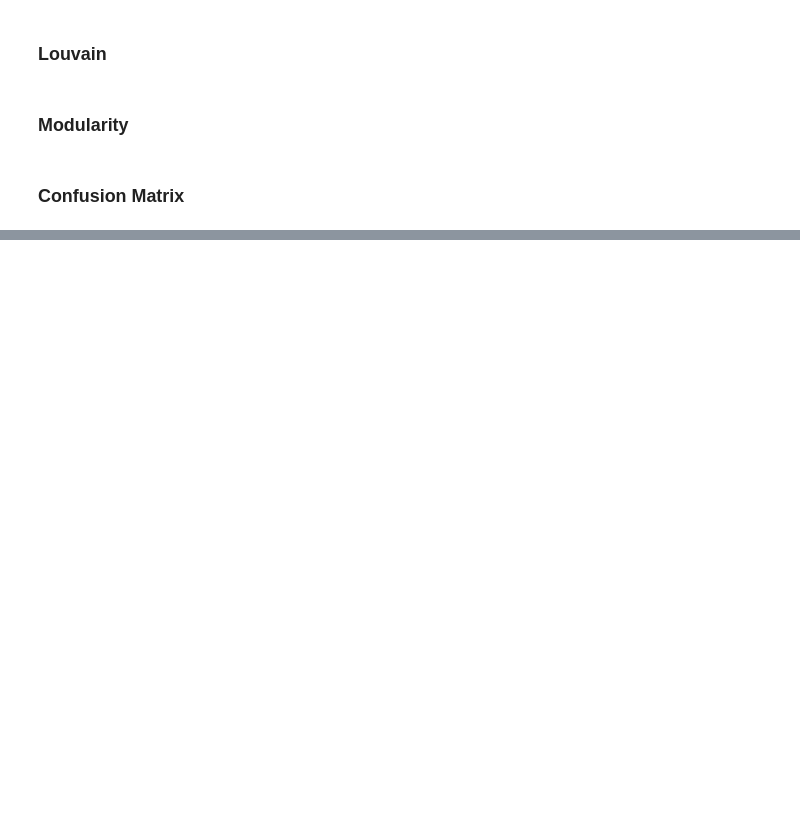
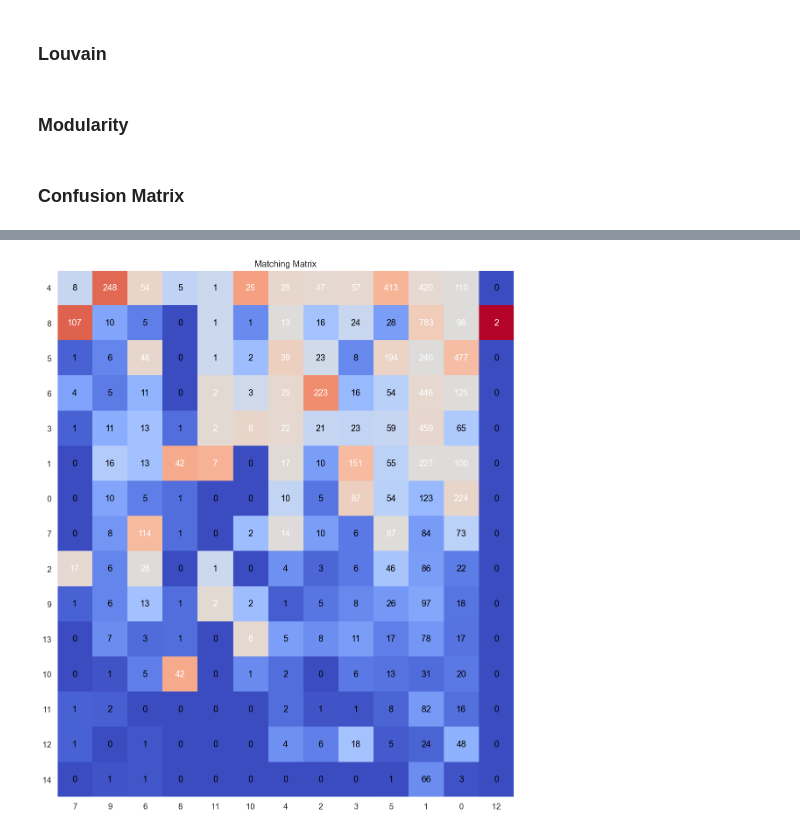
Before and after one commit to davidAlvaBro/comsocsci_final_proj, a Jupyter notebook: main.ipynb, the cells around one changed output, grey strips where cells are left out. Drawn from its saved outputs; the diff is of its cells as text; code cells hidden in the pictures; blank space fills up the shorter version.

```diff
--- a/main.ipynb
+++ b/main.ipynb
@@ -259,0 +288,24 @@ create_confusion_matrix(graph1,graph2)
+# %%
+def plot_matching_matrix(matching_matrix):
+    plt.figure(figsize=(18, 8))
+    sns.set(font_scale=1.2)
+    sns.heatmap(matching_matrix, annot=True, cmap='coolwarm', fmt='.0f', linewidths=0.5, cbar=False)
+    plt.xlabel('Graph 2 Communities/Genres')
+    plt.ylabel('Graph 1 Communities/Genres')
+    plt.title('Matching Matrix')
+    plt.show()
+# %%
+def plot_matching_matrix(matching_matrix):
+    n_columns = len(matching_matrix.columns)
+    fig, axes = plt.subplots(1, n_columns, figsize=(2 * n_columns, 8), sharey=True)
+
+    sns.set(font_scale=1.2)
+    for i, (col_name, col_data) in enumerate(matching_matrix.iteritems()):
+        sns.heatmap(col_data.to_frame(), ax=axes[i], annot=True, cmap='coolwarm', fmt='.0f', linewidths=0.5, cbar=False)
+        axes[i].set_title(col_name)
+        if i > 0:
+            axes[i].set_ylabel('')
+
+    fig.tight_layout()
+    plt.suptitle('Matching Matrix', y=1.05, fontsize=16)
+    plt.show()
@@ -259,0 +423,23 @@ create_confusion_matrix(graph1,graph2)
+# %%
+# Getting our three communities to compare them
+top_genre_graph = pd.read_csv(DATA_PATH+ "complete_book_df.csv")
+book_genre_dict = top_genre_graph.set_index('book_id')['top_genre'].to_dict()#.apply(lambda x: [x]).to_dict()
+graph_NLp = np.load(DATA_PATH + "NLP_communities_04.npy",allow_pickle=True)
+graph_shelf = np.load(DATA_PATH + "shelves_communities_04.npy",allow_pickle=True)
+# %%
+#Converting them to the proper format for confusion matrix
+graph_NLp_re = {}
+graph_shelf_re = {}
+graph_topgenre_re = {}
+
+for r_num,lizt in enumerate(graph_NLp):
+    for book in lizt:
+        graph_NLp_re[book] = str(r_num)
+
+for r_num,lizt in enumerate(graph_shelf):
+    for book in lizt:
+        graph_shelf_re[book] = str(r_num)
+# %%
+plot_matching_matrix(create_matching_matrix(graph_NLp_re,graph_shelf_re))
+# %% [output]
+[figure, added]
```
Also changed, not shown: parts of 32 cells of this notebook.
